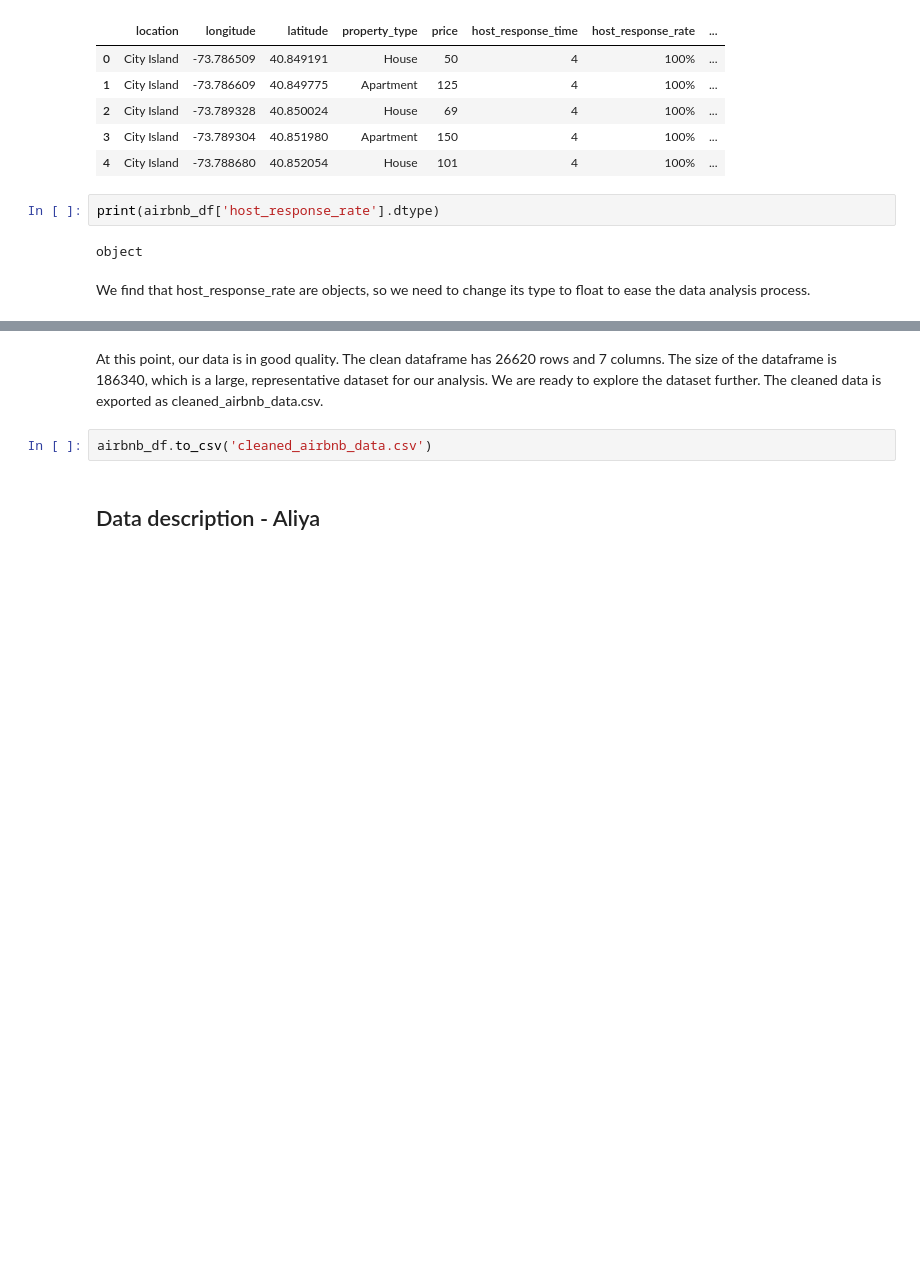
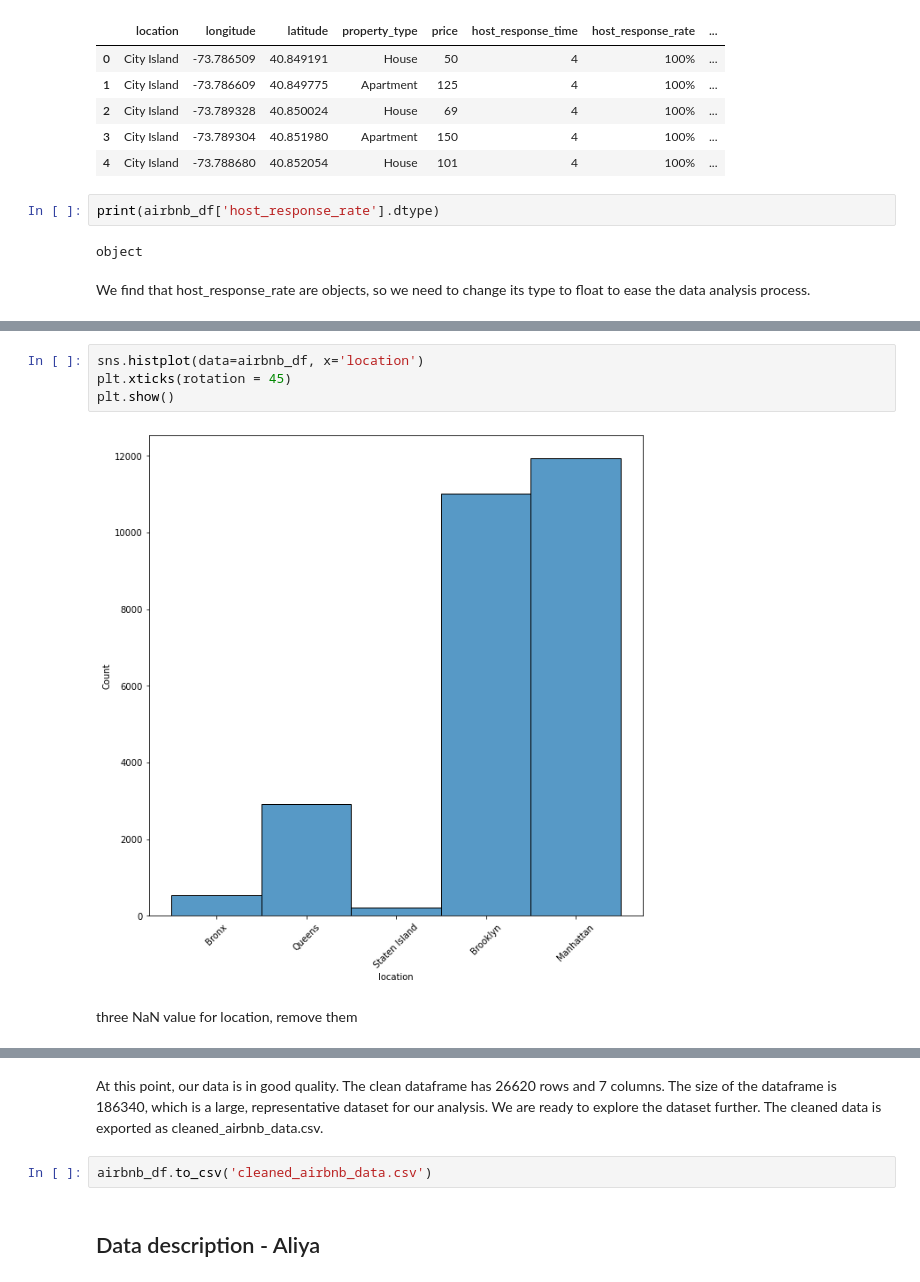
Before and after one commit to aliyasweeney/info2950-project, a Jupyter notebook: info2950-project-final/INFO2950.ipynb, the cells around one changed output, grey strips where cells are left out. Cells and saved outputs as stored; diff of their text form; blank space fills up the shorter version.

```diff
--- a/info2950-project-final/INFO2950.ipynb
+++ b/info2950-project-final/INFO2950.ipynb
@@ -228,0 +231,8 @@ airbnb_df.head()
+# %%
+sns.histplot(data=airbnb_df, x='location')
+plt.xticks(rotation = 45)
+plt.show()
+# %% [output]
+[figure, added]
+# %% [markdown]
+three NaN value for location, remove them
```
Also changed, not shown: parts of 25 cells of this notebook, 1 other file.
